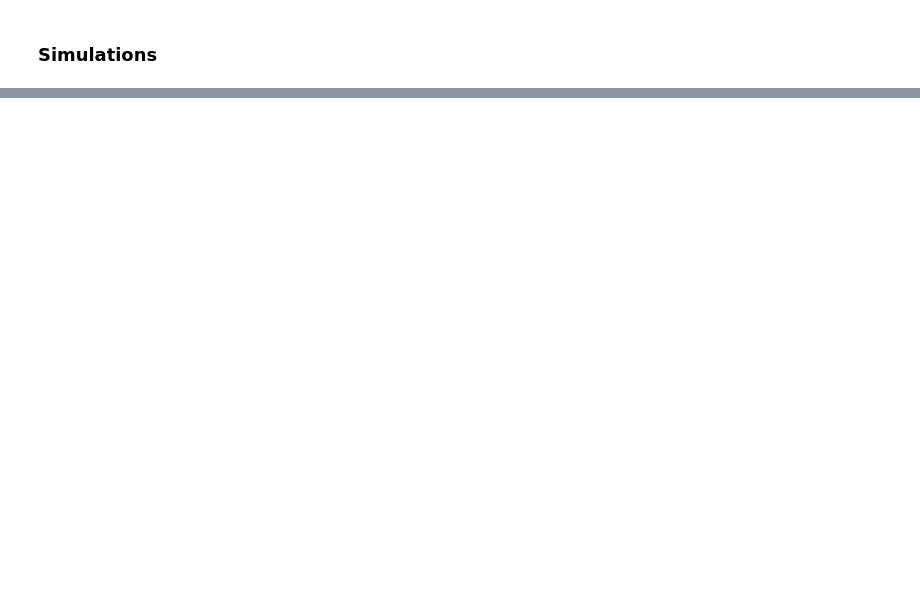
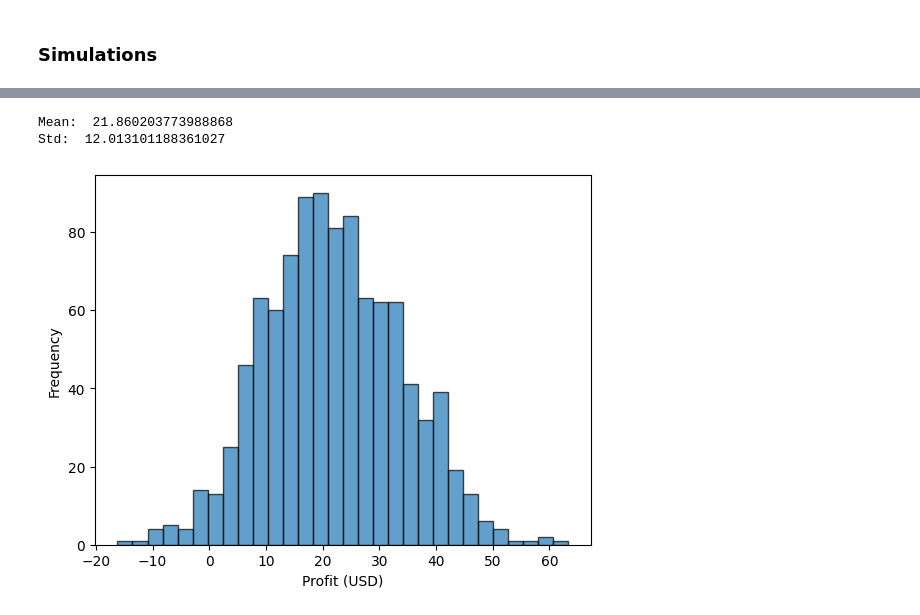
Before and after one commit to rsabum/High-Frequency-Trading, a Jupyter notebook: notebook.ipynb, the cells around one changed output, grey strips where cells are left out. Saved outputs shown, nothing was run; the diff lists cells and outputs as text; code cells hidden in the pictures; blank space fills up the shorter version.

```diff
--- a/notebook.ipynb
+++ b/notebook.ipynb
@@ -404,0 +107,13 @@ Std final wealth:  12.26446171938923
+# %%
+# plot a histogram of the final wealth
+plt.hist(W[:, -1] - W[:, 0], bins=30, edgecolor='black', alpha=0.7)
+plt.xlabel('Profit (USD)')
+plt.ylabel('Frequency')
+
+
+print("Mean: ", np.mean((W[:, -1] - W[:, 0])))
+print("Std: ", np.std((W[:, -1] - W[:, 0])))
+# %% [output]
+Mean:  21.860203773988868
+Std:  12.013101188361027
+[figure, added]
```
Also changed, not shown: parts of 15 cells of this notebook, 7 other files.
